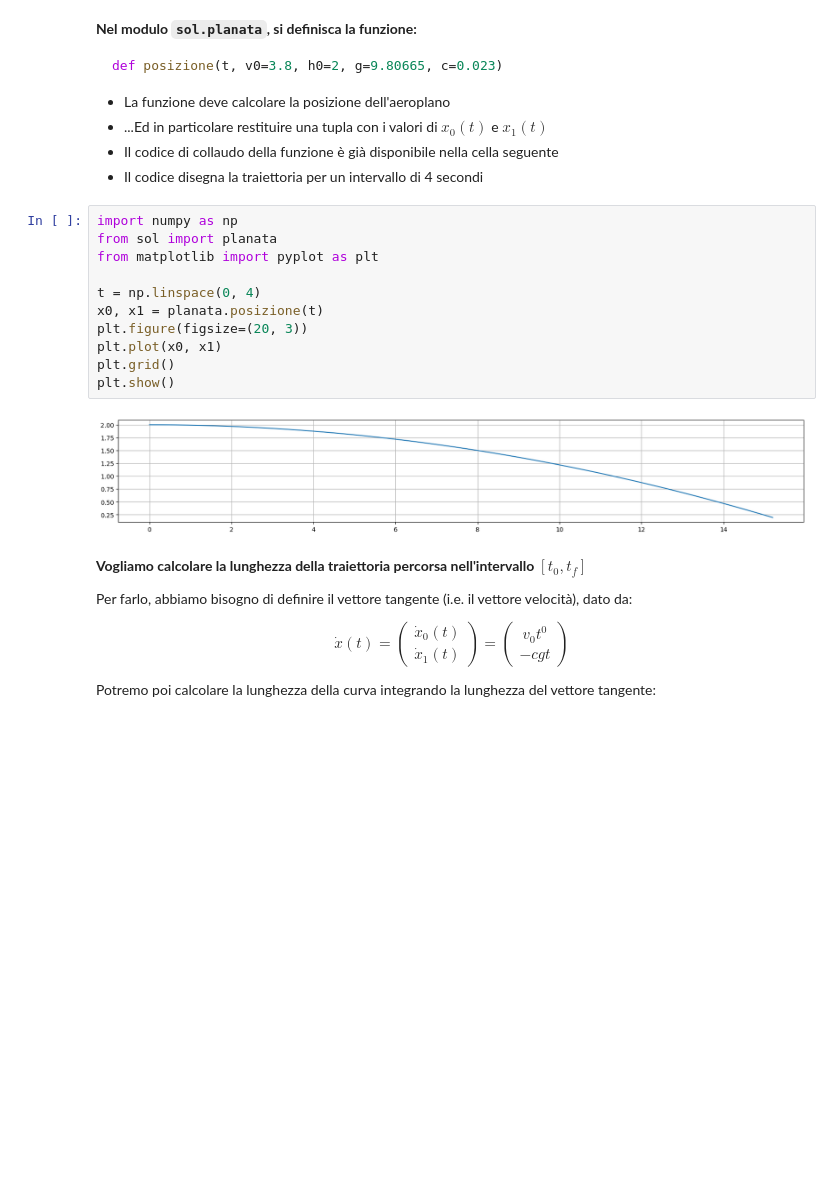
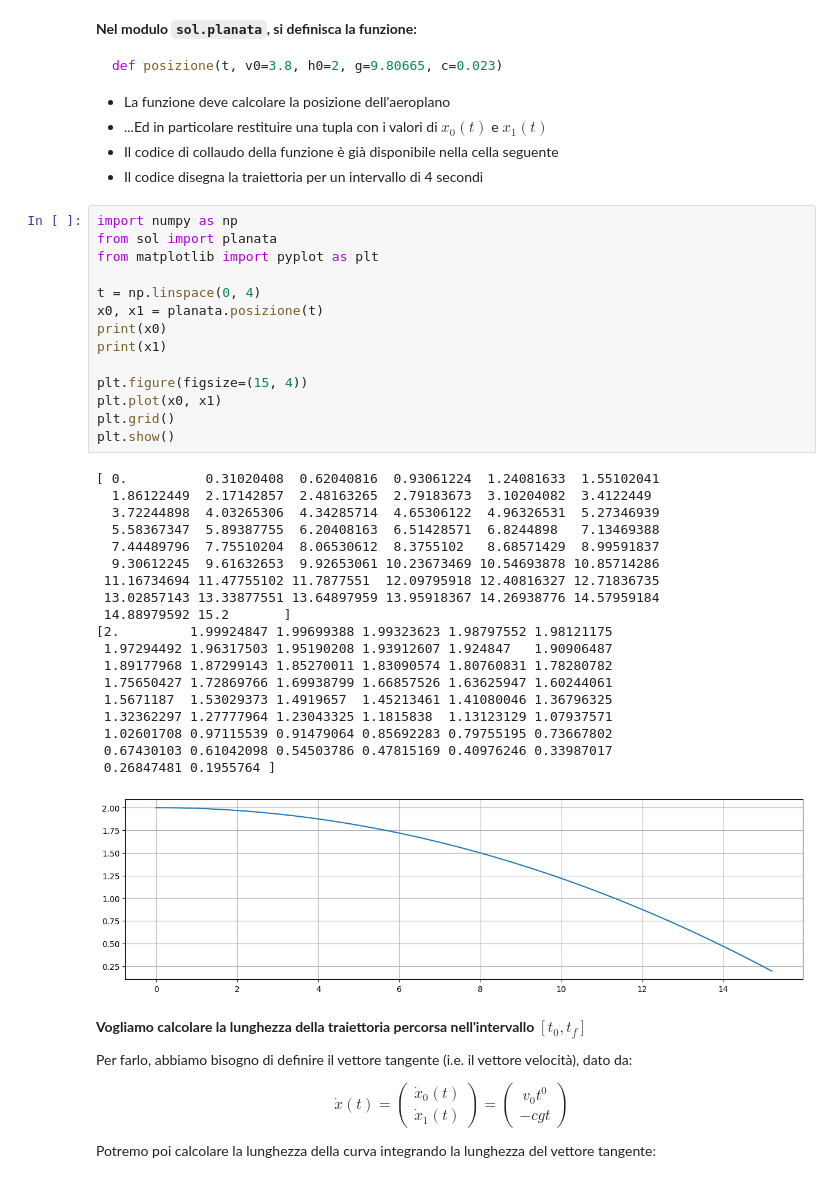
Before and after one commit to fondt-ele-25-26/part-7, a Jupyter notebook: 06. Esercizio - Planata (Lunghezza di Curve Parametriche).ipynb, the cells around one changed output. Saved outputs shown, nothing was run; the diff lists cells and outputs as text; blank space fills up the shorter version.

```diff
--- a/06. Esercizio - Planata (Lunghezza di Curve Parametriche).ipynb
+++ b/06. Esercizio - Planata (Lunghezza di Curve Parametriche).ipynb
@@ -46,16 +46,37 @@ def posizione(t, v0=3.8, h0=2, g=9.80665, c=0.023)
 # %%
 import numpy as np
 from sol import planata
 from matplotlib import pyplot as plt
 
 t = np.linspace(0, 4)
 x0, x1 = planata.posizione(t)
-plt.figure(figsize=(20, 3))
+print(x0)
+print(x1)
+
+plt.figure(figsize=(15, 4))
 plt.plot(x0, x1)
 plt.grid()
 plt.show()
 # %% [output]
+[ 0.          0.31020408  0.62040816  0.93061224  1.24081633  1.55102041
+  1.86122449  2.17142857  2.48163265  2.79183673  3.10204082  3.4122449
+  3.72244898  4.03265306  4.34285714  4.65306122  4.96326531  5.27346939
+  5.58367347  5.89387755  6.20408163  6.51428571  6.8244898   7.13469388
+  7.44489796  7.75510204  8.06530612  8.3755102   8.68571429  8.99591837
+  9.30612245  9.61632653  9.92653061 10.23673469 10.54693878 10.85714286
+ 11.16734694 11.47755102 11.7877551  12.09795918 12.40816327 12.71836735
+ 13.02857143 13.33877551 13.64897959 13.95918367 14.26938776 14.57959184
+ 14.88979592 15.2       ]
+[2.         1.99924847 1.99699388 1.99323623 1.98797552 1.98121175
+ 1.97294492 1.96317503 1.95190208 1.93912607 1.924847   1.90906487
+ 1.89177968 1.87299143 1.85270011 1.83090574 1.80760831 1.78280782
+ 1.75650427 1.72869766 1.69938799 1.66857526 1.63625947 1.60244061
+ 1.5671187  1.53029373 1.4919657  1.45213461 1.41080046 1.36796325
+ 1.32362297 1.27777964 1.23043325 1.1815838  1.13123129 1.07937571
+ 1.02601708 0.97115539 0.91479064 0.85692283 0.79755195 0.73667802
+ 0.67430103 0.61042098 0.54503786 0.47815169 0.40976246 0.33987017
+ 0.26847481 0.1955764 ]
-[figure, old version]
+[figure, new version]
 # %% [markdown]
 **Vogliamo calcolare la lunghezza della traiettoria percorsa nell'intervallo $[t_0, t_f]$**
 
```
Also changed, not shown: parts of 2 cells of this notebook, 9 other files.
